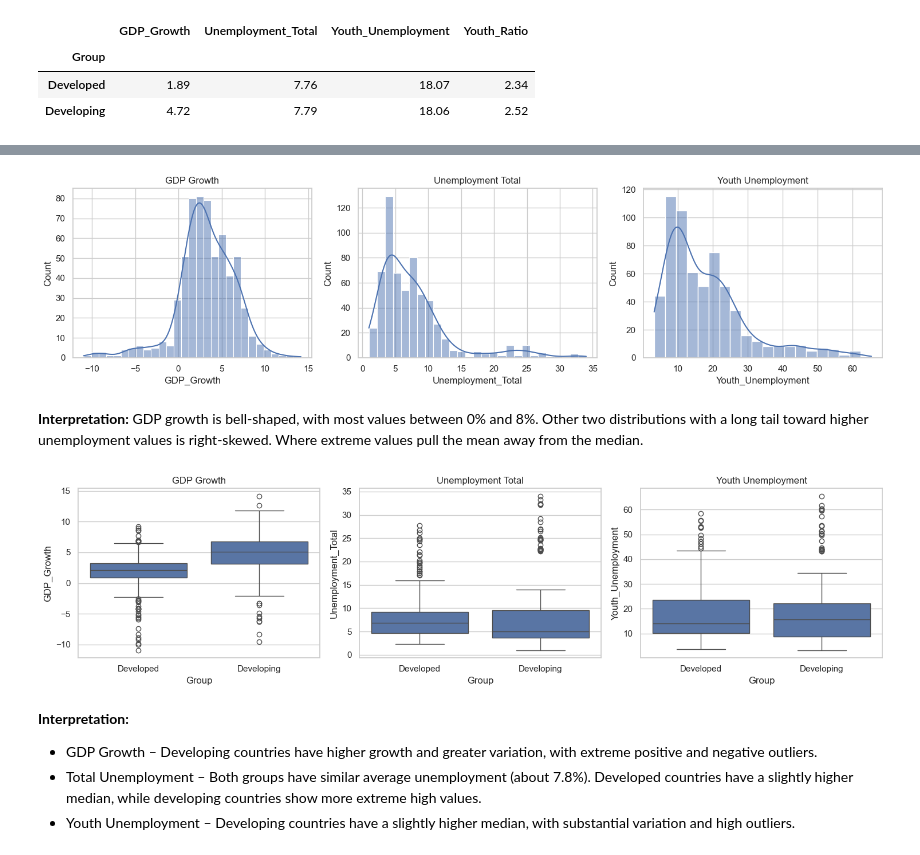
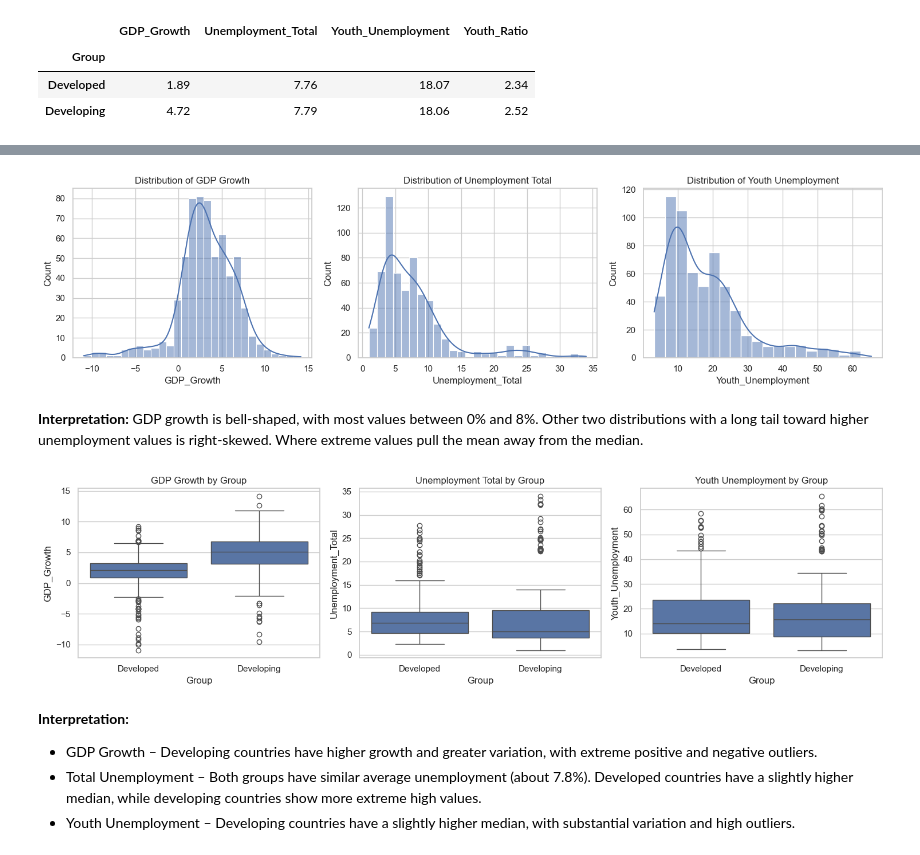
Before and after one commit to ItishreeSahu6372/global-unemployment-economic-trend-analysis, a Jupyter notebook: Global Unemployment and Economic Trend Analysis/Notebook/Global_Unemployment_and_Economic_Analysis (1).ipynb, the cells around one changed output, grey strips where cells are left out. Saved outputs shown, nothing was run; the diff lists cells and outputs as text; code cells hidden in the pictures.

```diff
--- a/Global Unemployment and Economic Trend Analysis/Notebook/Global_Unemployment_and_Economic_Analysis (1).ipynb
+++ b/Global Unemployment and Economic Trend Analysis/Notebook/Global_Unemployment_and_Economic_Analysis (1).ipynb
@@ -38,7 +38,7 @@ sns.set_theme(style="whitegrid")
 5. Saved the cleaned dataset.
 # %%
 # 1. Load the data
-df = pd.read_excel("P_Data_Extract_From_World_Development_Indicators (1).xlsx", na_values="..")
+df = pd.read_excel(r"..\data\Raw Data.xlsx", na_values="..")
 df.head()
 # %% [output]
 |  | Time | Time Code | Country Name | Country Code | GDP growth (annual %) [NY.GDP.MKT... | Unemployment, total (% of total l... | ... |
@@ -191,27 +196,27 @@ df.groupby("Group")[cols + ["Youth_Ratio"]].mean().round(2)
 # %%
-# Distribution of each indicator
+# # Histograms: distribution of each indicator
 plt.figure(figsize=(15, 4))
 for i, col in enumerate(cols):
     plt.subplot(1, 3, i + 1)
     sns.histplot(df[col], kde=True)
-    plt.title(col.replace("_", " "))
+    plt.title("Distribution of " + col.replace("_", " "))
 plt.tight_layout()
 plt.show()
 # %% [output]
-[figure, old version]
+[figure, new version]
 # %% [markdown]
 **Interpretation:** GDP growth is bell-shaped, with most values between 0% and 8%. Other two distributions with a long tail toward higher unemployment values is right-skewed. Where extreme values pull the mean away from the median.
 # %%
-# Boxplots by group
+# Boxplots: each indicator by group
 plt.figure(figsize=(15, 4))
 for i, col in enumerate(cols):
     plt.subplot(1, 3, i + 1)
     sns.boxplot(data=df, x="Group", y=col)
-    plt.title(col.replace("_", " "))
+    plt.title(col.replace("_", " ") + " by Group")
 plt.tight_layout()
 plt.show()
 # %% [output]
-[figure, old version]
+[figure, new version]
 # %% [markdown]
 **Interpretation:**
 * GDP Growth – Developing countries have higher growth and greater variation, with extreme positive and negative outliers.
```
Also changed, not shown: parts of 10 cells of this notebook, 1 other file.
